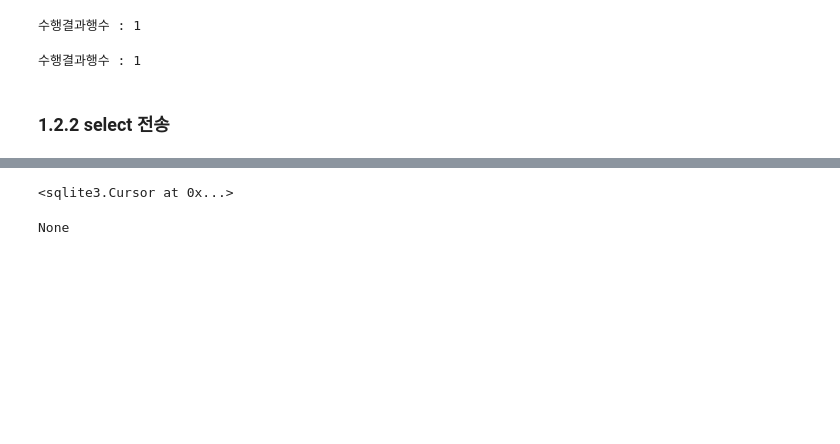
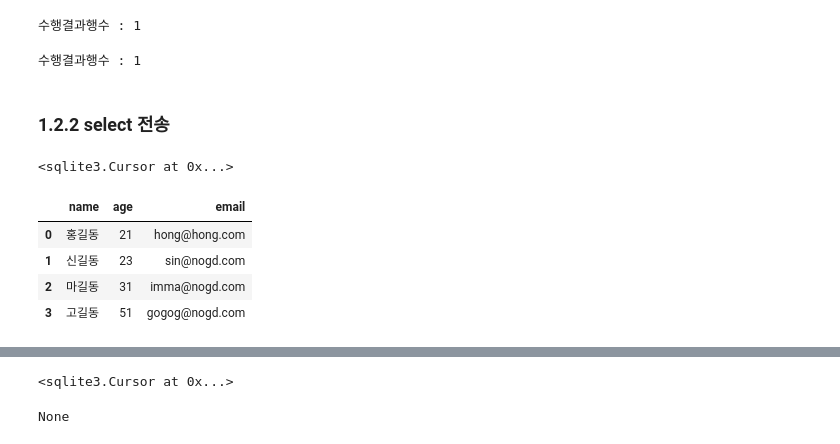
Before and after one commit to jsa3338/AI-X, a Jupyter notebook: source/01_python/ch15_데이터베이스연동.ipynb, the cells around one changed output, grey strips where cells are left out. Cells and saved outputs as stored; diff of their text form; code cells hidden in the pictures; blank space fills up the shorter version.

```diff
--- a/source/01_python/ch15_데이터베이스연동.ipynb
+++ b/source/01_python/ch15_데이터베이스연동.ipynb
@@ -85,3 +113,33 @@ print('수행결과행수 :', cursor.rowcount)
 conn.commit() #(반) conn.rollback() DML에서만 가능
 # %% [markdown]
 ### 1.2.2 select 전송
+# %%
+# 커서 객체에 데이터 불러오기
+cursor.execute('''
+    SELECT NAME, AGE+1 NEXTAGE, EMAIL
+        FROM MEMBER
+        ORDER BY AGE
+''')
+# %% [output]
+<sqlite3.Cursor at 0x...>
+# %%
+# 커서 객체를 한줄씩 출력하기
+
+members = []
+
+while True:
+    member = cursor.fetchone()
+    if not member:
+        break
+    else:
+        members.append({'name' : member[0],
+                       'age' : member[1],
+                       'email' : member[2]})
+df = pd.DataFrame(members)
+df
+# %% [output]
+|  | name | age | email |
+| 0 | 홍길동 | 21 | hong@hong.com |
+| 1 | 신길동 | 23 | sin@nogd.com |
+| 2 | 마길동 | 31 | imma@nogd.com |
+| 3 | 고길동 | 51 | gogog@nogd.com |
```
Also changed, not shown: parts of 8 cells of this notebook, 14 other files.
